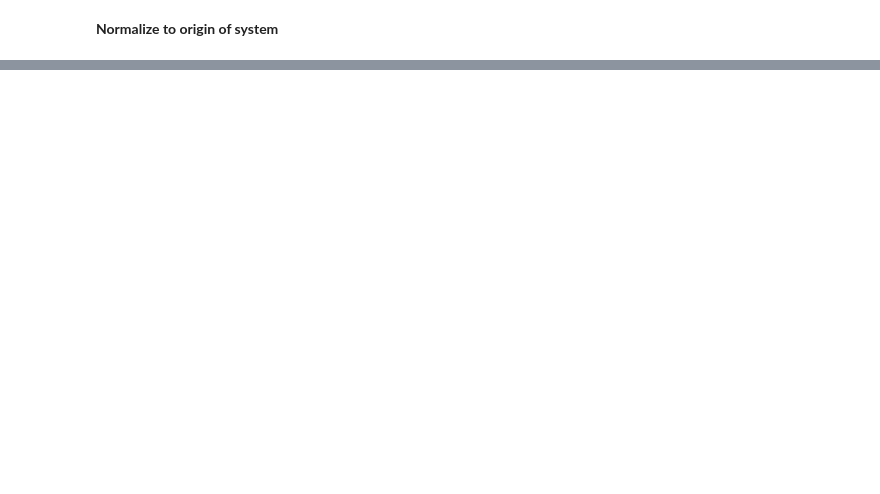
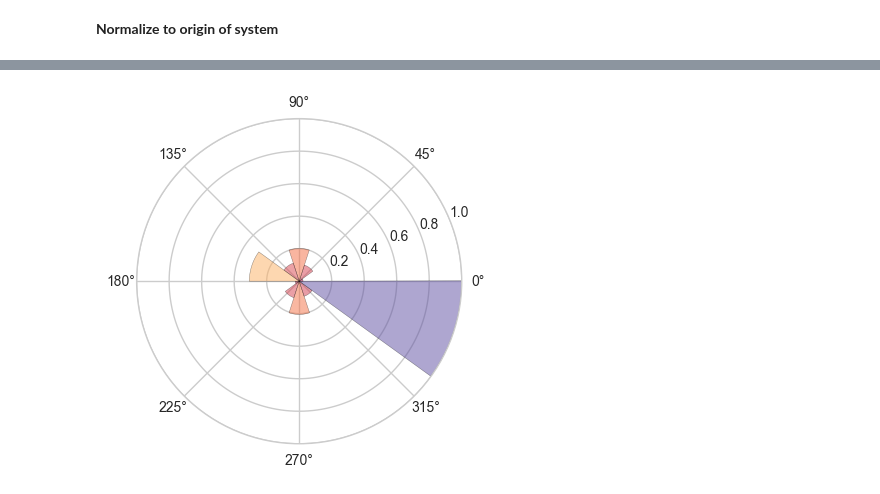
Before and after one commit to CellMigStandOrg/CMSO-samples, a Jupyter notebook: dtpkg.ipynb, the cells around one changed output, grey strips where cells are left out. Drawn from its saved outputs; the diff is of its cells as text; code cells hidden in the pictures; blank space fills up the shorter version.

```diff
--- a/dtpkg.ipynb
+++ b/dtpkg.ipynb
@@ -274,0 +314,25 @@ grid.set_xticklabels(rotation=90)
+# %%
+def plot_polar(dataset, N):
+
+    # dataset is the column of the frame to plot
+    # N is the number of bin to use
+    hist, bins = np.histogram(dataset, bins = N)
+
+    # the width of the bins interval
+    width = [t - s for s, t in zip(bins, bins[1:])]
+    bins_ = bins[0:N] # exclude the last value
+
+    # the actual plotting logic
+    g = sns.FacetGrid(theta, size = 4)
+    radii = hist/max(hist)
+
+    for ax in g.axes.flat:
+        ax2 = plt.subplot(111, projection='polar')
+        bars = ax2.bar(bins_, radii, width, bottom=0.0)
+        for r,bar in zip(radii, bars):
+            bar.set_facecolor(plt.cm.Spectral(r))
+            bar.set_alpha(0.5)
+# %%
+plot_polar(theta.ta, 10)
+# %% [output]
+[figure, added]
```
Also changed, not shown: parts of 15 cells of this notebook.
